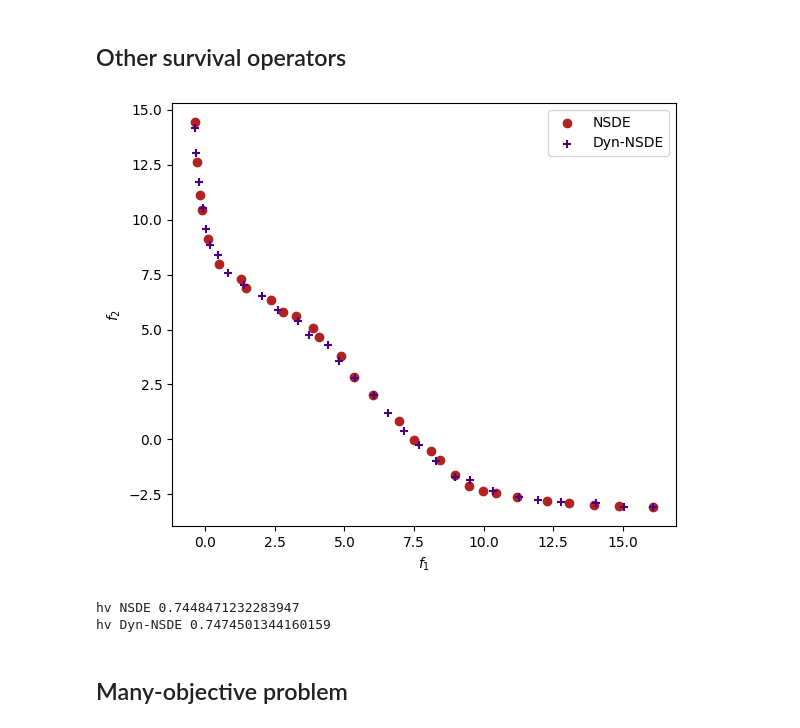
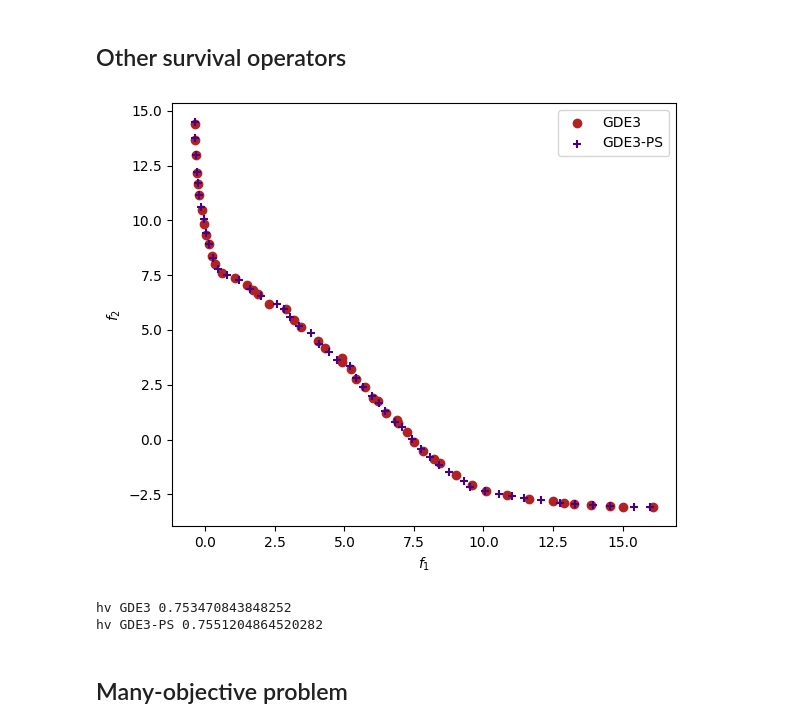
Before and after one commit to mooscaliaproject/pymoode, a Jupyter notebook: notebooks/tutorial.ipynb, the cells around one changed output. Saved outputs shown, nothing was run; the diff lists cells and outputs as text; code cells hidden in the pictures.

```diff
--- a/notebooks/tutorial.ipynb
+++ b/notebooks/tutorial.ipynb
@@ -267,7 +294,9 @@ plt.show()
 # %%
-res_gde3_problem_2 = moo_minimize(ProblemF2(),
-                                  gde3,
-                                  termination_multi,
-                                  seed=SEED,
-                                  save_history=True,
-                                  verbose=False)
+res_nsga2_problem_2 = minimize(
+    ProblemF2(),
+    nsga2,
+    termination_multi,
+    seed=SEED,
+    save_history=True,
+    verbose=False
+    )
@@ -420,33 +432,35 @@ with Recorder(writer, converter=Matplotlib(dpi=300)) as rec:
 # %%
 #Rule: How to remove elements in the last front based on crowding metric
 #Crowding func: Crowding metric
-dyn_survival = RankSurvival(rule="sqrt", crowding_func="cd")
+pruning_survival = RankSurvival(rule="single", crowding_func="cd")
 # %%
-nsde_dyn = NSDE(pop_size=30, variant="DE/rand/1/bin", F=(0.0, 1.0), CR=0.7, survival=dyn_survival)
+gde3_ps = GDE3(pop_size=50, variant="DE/rand/1/bin", F=(0.0, 1.0), CR=0.7, survival=pruning_survival)
 # %%
-res_dyn_nsde_problem_2 = moo_minimize(ProblemF2(),
-                                      nsde_dyn,
-                                      ('n_gen', NGEN),
-                                      seed=SEED,
-                                      save_history=True,
-                                      verbose=False)
+res_gde3_ps_problem_2 = minimize(
+    ProblemF2(),
+    gde3_ps,
+    ('n_gen', NGEN),
+    seed=SEED,
+    save_history=True,
+    verbose=False
+    )
 # %%
 fig, ax = plt.subplots(figsize=[6, 5], dpi=100)
-ax.scatter(res_nsde_problem_2.F[:, 0], res_nsde_problem_2.F[:, 1], color="firebrick", label="NSDE", marker="o")
-ax.scatter(res_dyn_nsde_problem_2.F[:, 0], res_dyn_nsde_problem_2.F[:, 1], color="indigo", label="Dyn-NSDE", marker="+")
+ax.scatter(res_gde3_problem_2.F[:, 0], res_gde3_problem_2.F[:, 1], color="firebrick", label="GDE3", marker="o")
+ax.scatter(res_gde3_ps_problem_2.F[:, 0], res_gde3_ps_problem_2.F[:, 1], color="indigo", label="GDE3-PS", marker="+")
 ax.set_ylabel("$f_2$")
 ax.set_xlabel("$f_1$")
 ax.legend()
 fig.tight_layout()
 plt.show()
 # %% [output]
-[figure, old version]
+[figure, new version]
 # %%
-print("hv NSDE", hv_p2.do(res_nsde_problem_2.F))
-print("hv Dyn-NSDE", hv_p2.do(res_dyn_nsde_problem_2.F))
+print("hv GDE3", hv_p2.do(res_gde3_problem_2.F))
+print("hv GDE3-PS", hv_p2.do(res_gde3_ps_problem_2.F))
 # %% [output]
-hv NSDE 0.7448471232283947
-hv Dyn-NSDE 0.7474501344160159
+hv GDE3 0.753470843848252
+hv GDE3-PS 0.7551204864520282
 # %% [markdown]
 ## Many-objective problem
 # %%
```
Also changed, not shown: parts of 24 cells of this notebook, 24 other files.
